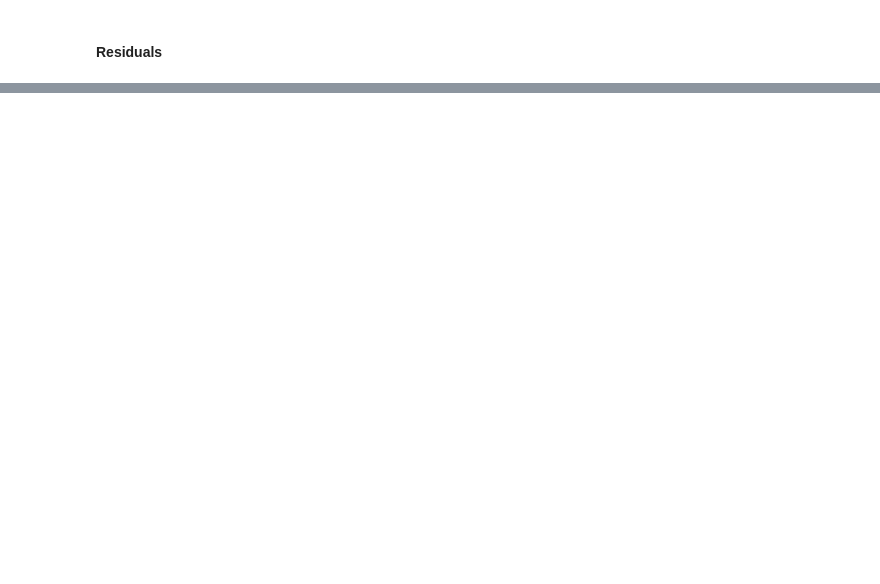
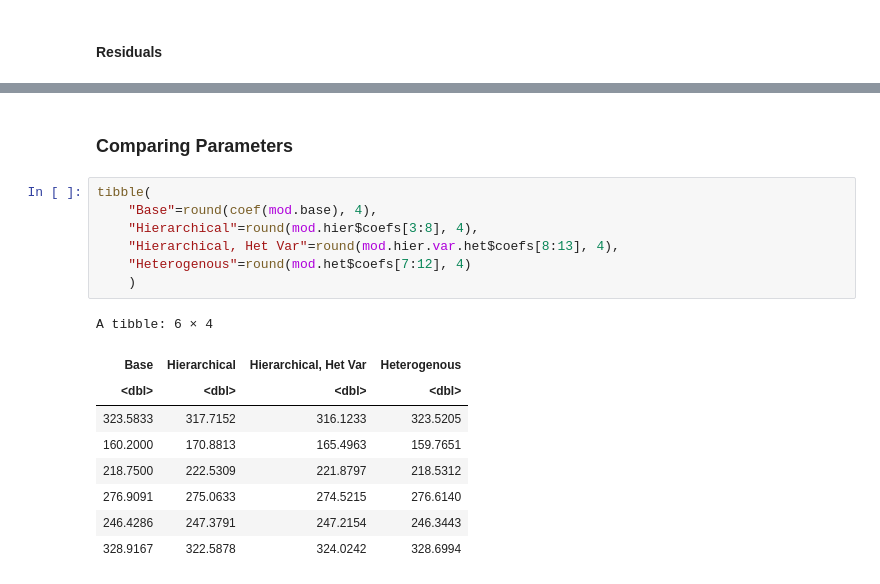
Before and after one commit to chris-santiago/bayesian-stats, a Jupyter notebook: chicken_weight.ipynb, the cells around one changed output, grey strips where cells are left out. Drawn from its saved outputs; the diff is of its cells as text; blank space fills up the shorter version.

```diff
--- a/chicken_weight.ipynb
+++ b/chicken_weight.ipynb
@@ -541,2 +589,21 @@ gg_resid.cat(data$feed_name, res, normalize=TRUE)
+# %% [markdown]
+### Comparing Parameters
+# %%
+tibble(
+    "Base"=round(coef(mod.base), 4),
+    "Hierarchical"=round(mod.hier$coefs[3:8], 4),
+    "Hierarchical, Het Var"=round(mod.hier.var.het$coefs[8:13], 4),
+    "Heterogenous"=round(mod.het$coefs[7:12], 4)
+    )
+# %% [output]
+A tibble: 6 × 4
+| Base | Hierarchical | Hierarchical, Het Var | Heterogenous |
+| <dbl> | <dbl> | <dbl> | <dbl> |
+| 323.5833 | 317.7152 | 316.1233 | 323.5205 |
+| 160.2000 | 170.8813 | 165.4963 | 159.7651 |
+| 218.7500 | 222.5309 | 221.8797 | 218.5312 |
+| 276.9091 | 275.0633 | 274.5215 | 276.6140 |
+| 246.4286 | 247.3791 | 247.2154 | 246.3443 |
+| 328.9167 | 322.5878 | 324.0242 | 328.6994 |
 # %% [markdown]
 ## Posterior Analysis
```
Also changed, not shown: parts of 40 cells of this notebook.
